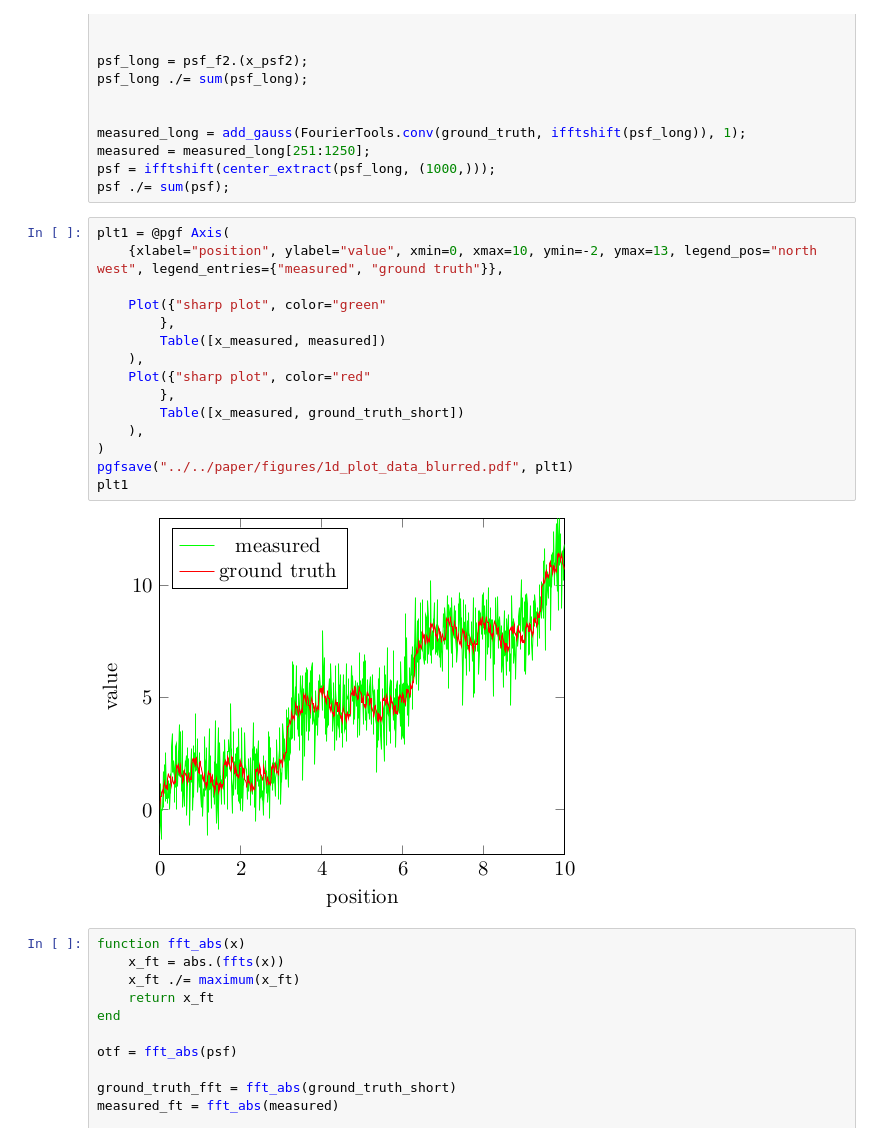
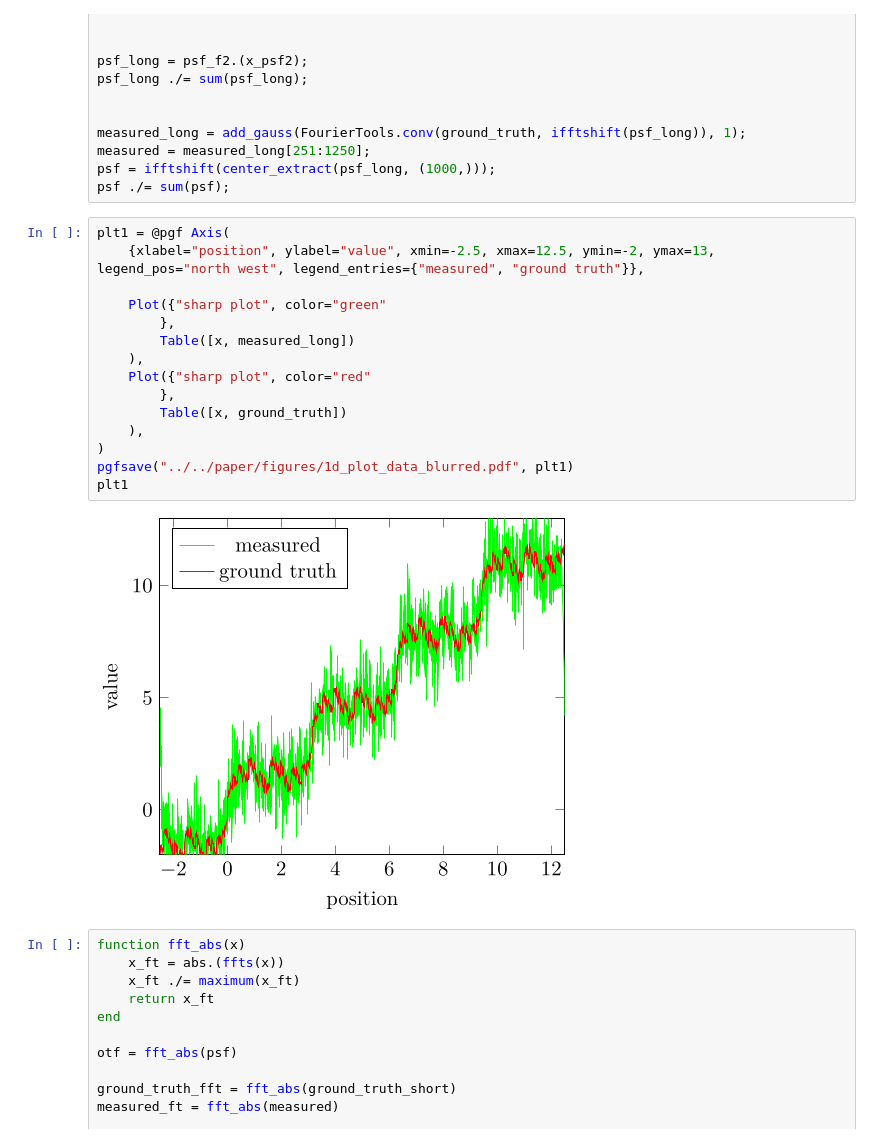
Before and after one commit to roflmaostc/DeconvOptim.jl, a Jupyter notebook: examples/paper/1D_dataset_deconvolution.ipynb, the cells around one changed output. Saved outputs shown, nothing was run; the diff lists cells and outputs as text.

```diff
--- a/examples/paper/1D_dataset_deconvolution.ipynb
+++ b/examples/paper/1D_dataset_deconvolution.ipynb
@@ -42,21 +42,21 @@ psf = ifftshift(center_extract(psf_long, (1000,)));
 psf ./= sum(psf);
 # %%
 plt1 = @pgf Axis(
-    {xlabel="position", ylabel="value", xmin=0, xmax=10, ymin=-2, ymax=13, legend_pos="north west", legend_entries={"measured", "ground truth"}},
+    {xlabel="position", ylabel="value", xmin=-2.5, xmax=12.5, ymin=-2, ymax=13, legend_pos="north west", legend_entries={"measured", "ground truth"}},
 
     Plot({"sharp plot", color="green"
         },
-        Table([x_measured, measured])
+        Table([x, measured_long])
     ),
     Plot({"sharp plot", color="red"
         },
-        Table([x_measured, ground_truth_short])
+        Table([x, ground_truth])
     ),
 )
 pgfsave("../../paper/figures/1d_plot_data_blurred.pdf", plt1)
 plt1
 # %% [output]
-[figure, old version]
+[figure, new version]
 # %%
 function fft_abs(x)
     x_ft = abs.(ffts(x))
```
Also changed, not shown: parts of 5 cells of this notebook, 2 other files.
